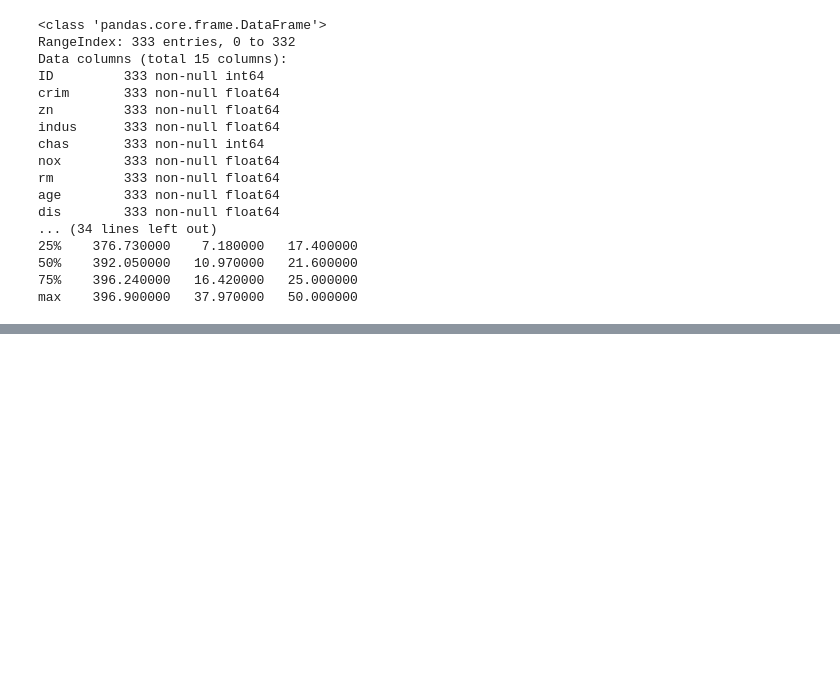
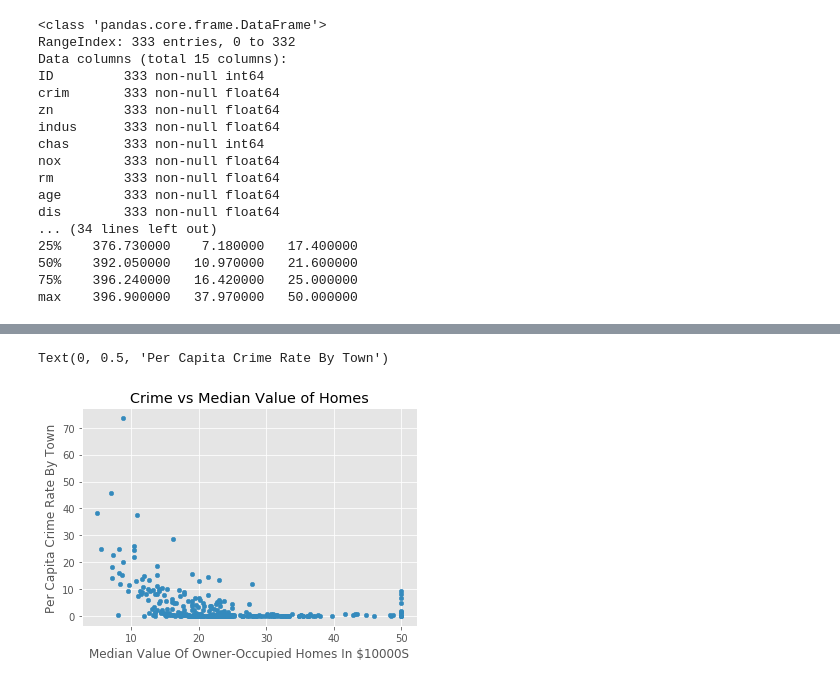
Before and after one commit to matthewsparr/dsc-1-03-16-eda-with-pandas-using-the-boston-housing-data-lab-online-ds-sp-000, a Jupyter notebook: index.ipynb, the cells around one changed output, grey strips where cells are left out. Cells and saved outputs as stored; diff of their text form; code cells hidden in the pictures; blank space fills up the shorter version.

```diff
--- a/index.ipynb
+++ b/index.ipynb
@@ -126,0 +115,10 @@ cvm.plot.scatter(x='medv', y='crim')
+# %%
+
+crime_vs_medv = df.iloc[:, [1,14]] #crime rate vs median home value
+crime_vs_medv.plot.scatter(x='medv', y='crim')
+plt.title('Crime vs Median Value of Homes')
+plt.xlabel(str('median value of owner-occupied homes in $10000s').title())
+plt.ylabel(str('per capita crime rate by town').title())
+# %% [output]
+Text(0, 0.5, 'Per Capita Crime Rate By Town')
+[figure, added]
```
Also changed, not shown: parts of 29 cells of this notebook.
